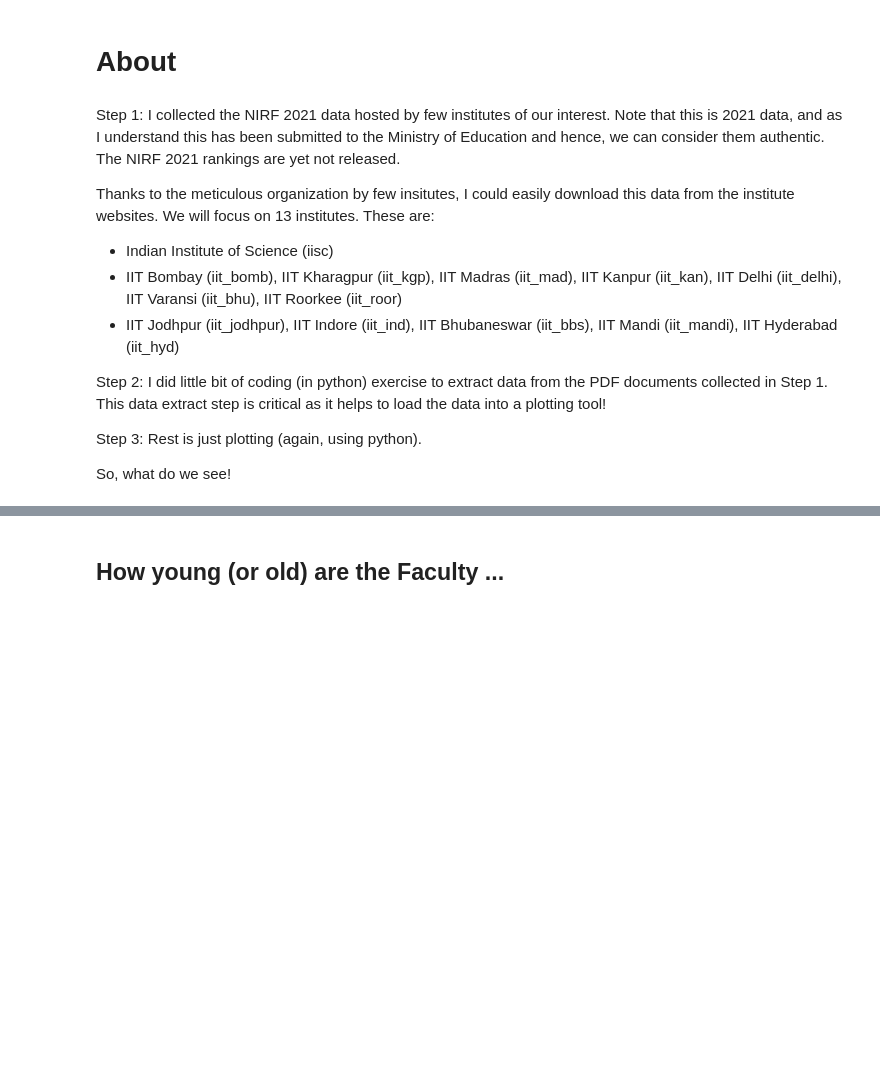
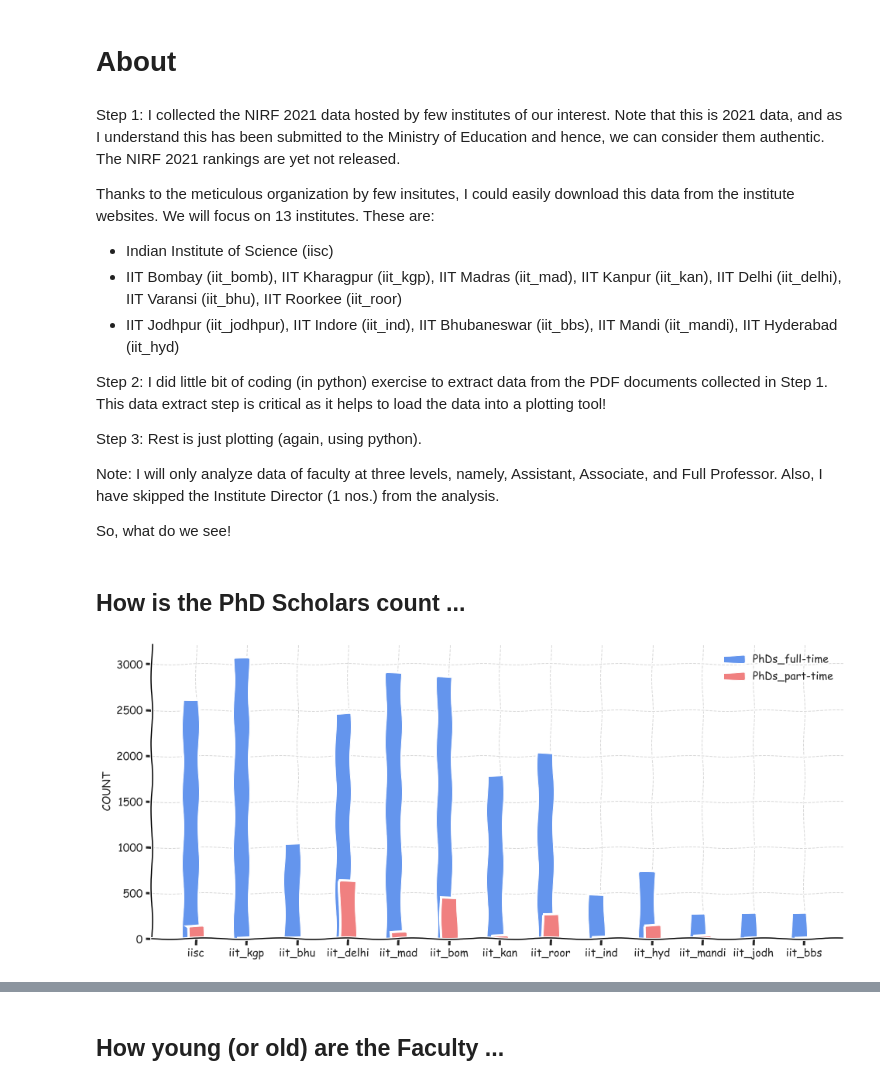
Before and after one commit to neerajww/myblog, a Jupyter notebook: _notebooks/2021-06-23-indian_institutes_nirf.ipynb, the cells around one changed output, grey strips where cells are left out. Cells and saved outputs as stored; diff of their text form; code cells hidden in the pictures; blank space fills up the shorter version.

Commit message:
added indian faculty base visualization

```diff
--- a/_notebooks/2021-06-23-indian_institutes_nirf.ipynb
+++ b/_notebooks/2021-06-23-indian_institutes_nirf.ipynb
@@ -18,6 +18,8 @@ Step 2: I did little bit of coding (in python) exercise to extract data from the
 
 Step 3: Rest is just plotting (again, using python).
 
+Note: I will only analyze data of faculty at three levels, namely, Assistant, Associate, and Full Professor. Also, I have skipped the Institute Director (1 nos.) from the analysis.
+
 So, what do we see!
 # %%
 #collapse
@@ -201 +266,38 @@ for insitute in institutes:
     cnt = cnt+1
+# %% [markdown]
+## How is the PhD Scholars count ...
+# %%
+#collapse
+# plot PhD count
+data = {}
+keys_1 = ['PhDs_full','PhDs_part']
+
+
+with plt.xkcd():
+    fig = plt.subplots(figsize=[16,7])
+    ax = plt.subplot(1,1,1)
+    FS = 14
+
+    clr = ['cornflowerblue','lightcoral']
+    for i in range(len(keys_1)):
+        if i == 0:
+            ax.bar(np.arange(len(institutes))+0.1*i,df_admin['PhDs_full'],width=0.3,color=clr[i],
+                  label=keys_1[i]+str('-time'))
+        else:
+            ax.bar(np.arange(len(institutes))+0.1*i,df_admin['PhDs_part'],width=0.3,color=clr[i],
+                  label=keys_1[i]+str('-time'))
+
+    plt.xticks(np.arange(0,len(institutes))+.1,institutes,rotation=0, fontsize=FS)
+    ax.grid(color='gray', linestyle='--', linewidth=1,alpha=.3)
+    plt.legend(frameon=False,fontsize=FS)
+    plt.xticks(fontsize=FS)
+    plt.yticks(fontsize=FS)
+    ax.set_ylabel('COUNT', fontsize=FS)
+    ax.spines['right'].set_visible(False)
+    ax.spines['top'].set_visible(False)
+    # fmt = '.pdf'
+    # if fig_save:
+    #     ax.figure.savefig(path_store_figure+"dicova_track_2_dur"+fmt, bbox_inches='tight')
+    plt.show()
+# %% [output]
+[figure, added]
```
Also changed, not shown: parts of 4 cells of this notebook.
